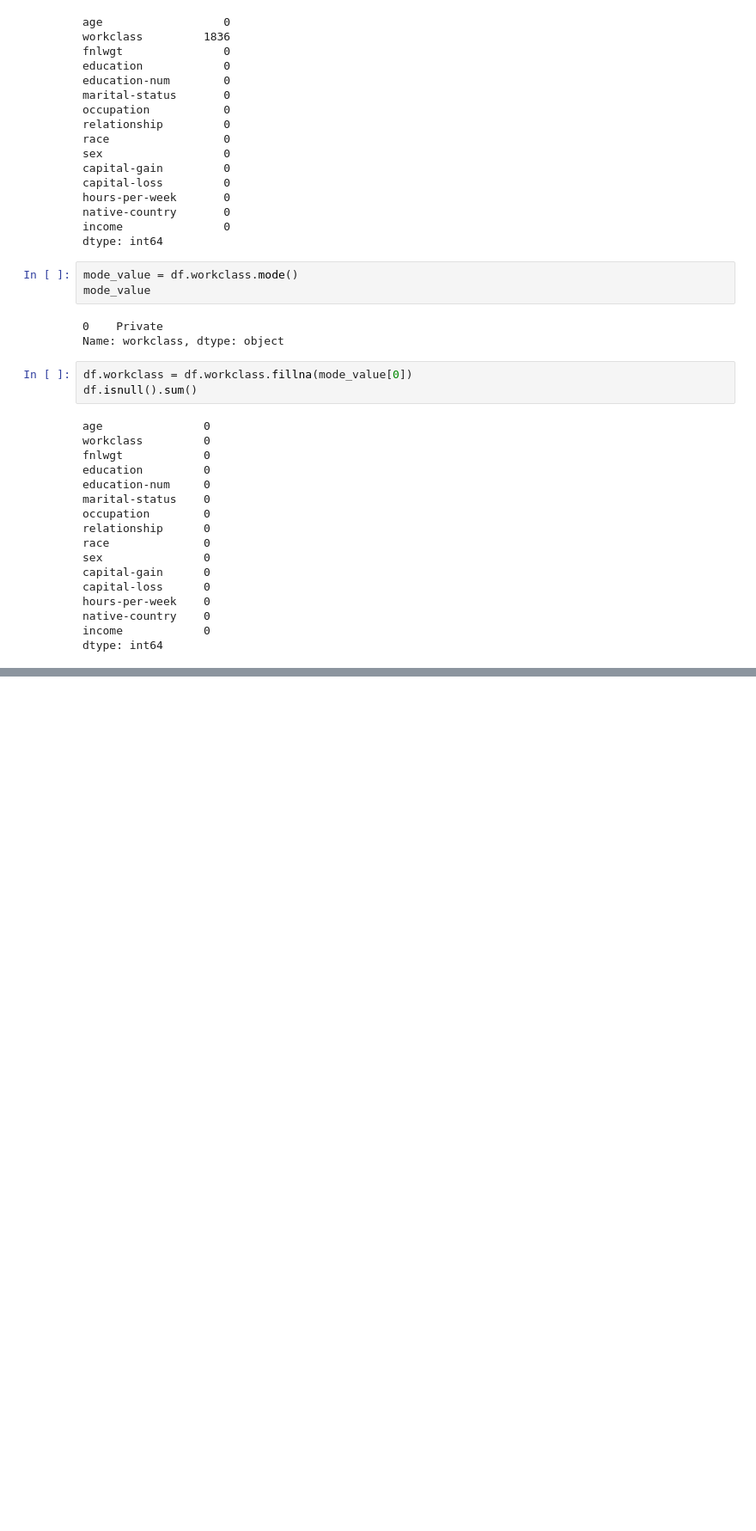
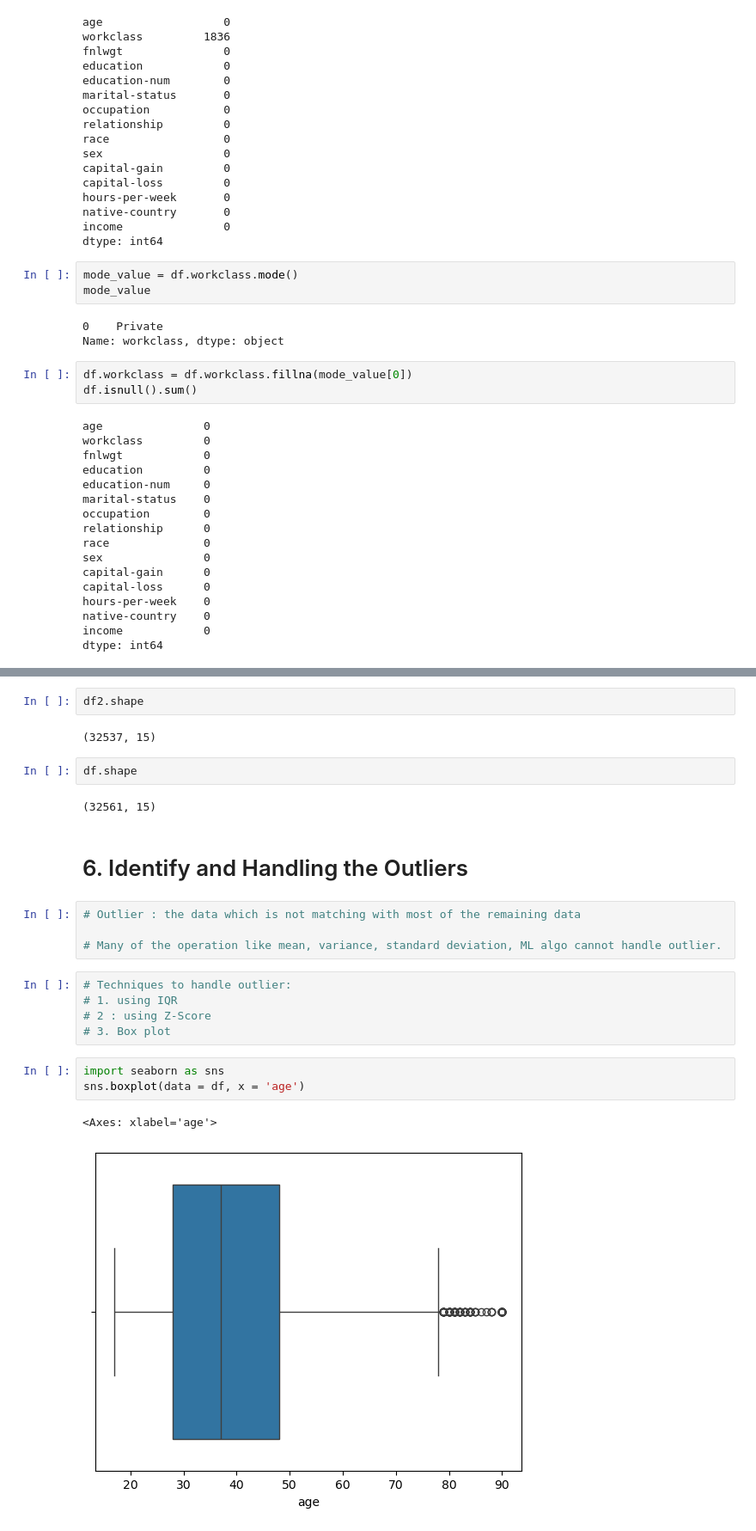
Before and after one commit to puneet-cs/DA22_DataAnalytics, a Jupyter notebook: DA22_EDA.ipynb, the cells around one changed output, grey strips where cells are left out. Shown at 86% size. Cells and saved outputs as stored; diff of their text form; blank space fills up the shorter version.

```diff
--- a/DA22_EDA.ipynb
+++ b/DA22_EDA.ipynb
@@ -1093,0 +1143,25 @@ dtype: int64
+# %%
+df2.shape
+# %% [output]
+(32537, 15)
+# %%
+df.shape
+# %% [output]
+(32561, 15)
+# %% [markdown]
+# 6. Identify  and Handling the Outliers
+# %%
+# Outlier : the data which is not matching with most of the remaining data
+
+# Many of the operation like mean, variance, standard deviation, ML algo cannot handle outlier.
+# %%
+# Techniques to handle outlier:
+# 1. using IQR
+# 2 : using Z-Score
+# 3. Box plot
+# %%
+import seaborn as sns
+sns.boxplot(data = df, x = 'age')
+# %% [output]
+<Axes: xlabel='age'>
+[figure, added]
```
Also changed, not shown: parts of 18 cells of this notebook.
